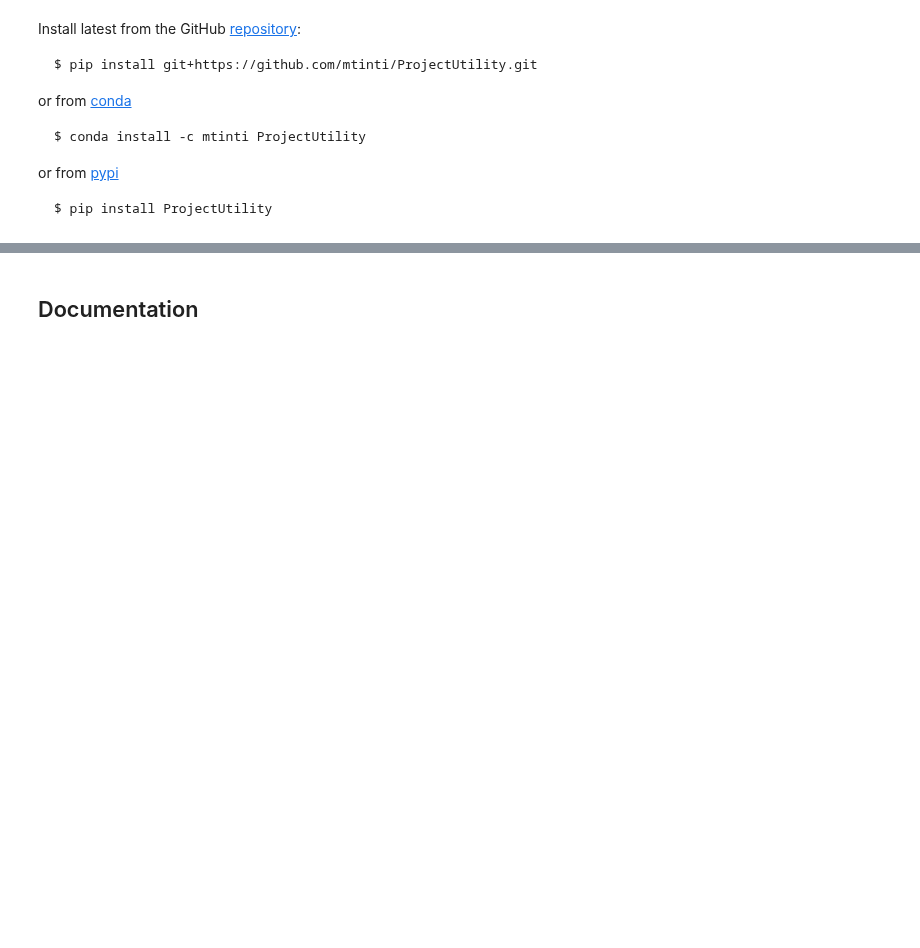
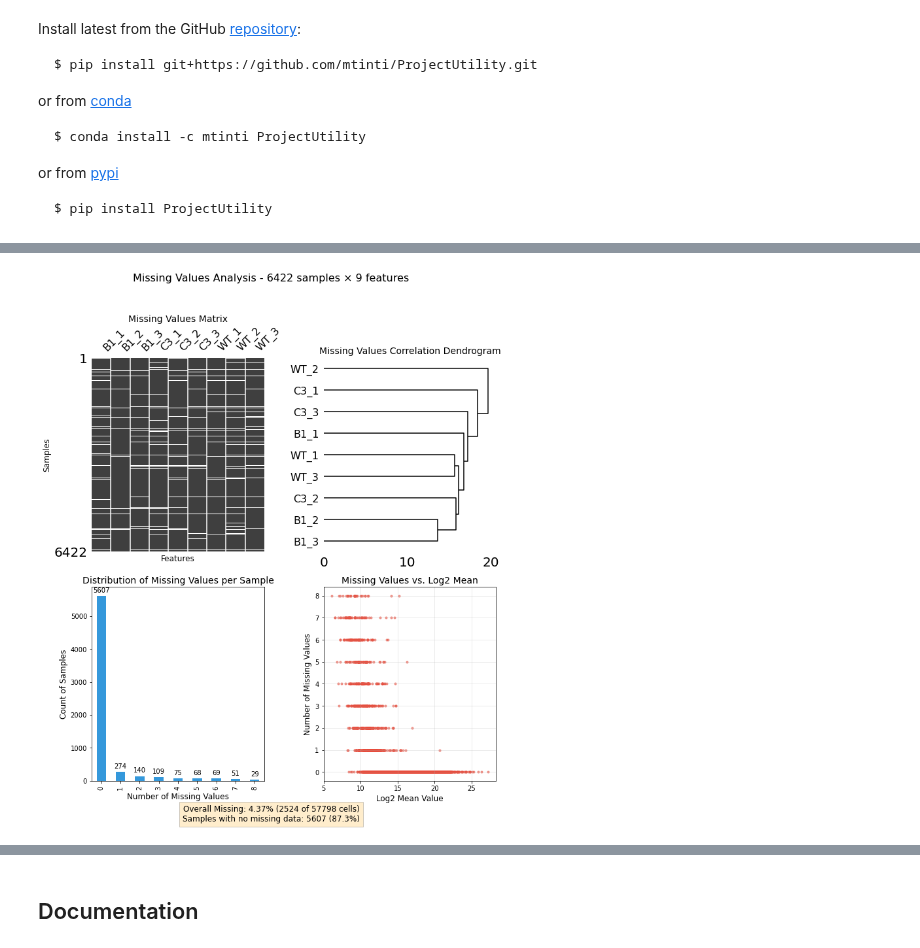
Before and after one commit to mtinti/ProjectUtility, a Jupyter notebook: nbs/index.ipynb, the cells around one changed output, grey strips where cells are left out. Cells and saved outputs as stored; diff of their text form; code cells hidden in the pictures; blank space fills up the shorter version.

```diff
--- a/nbs/index.ipynb
+++ b/nbs/index.ipynb
@@ -65,0 +57,8 @@ $ pip install ProjectUtility
+# %%
+from ProjectUtility import mis_val_utility
+import pandas as pd
+df = pd.read_csv('../tests/missing_values/test_df.csv.gz',index_col=[0])
+mv_analyzer = mis_val_utility.MissingValuesAnalyzer(df)
+fig, axes, summary = mv_analyzer.plot_missing_dashboard(figsize=(10, 12))
+# %% [output]
+[figure, added]
```
Also changed, not shown: parts of 14 cells of this notebook, 13 other files.
